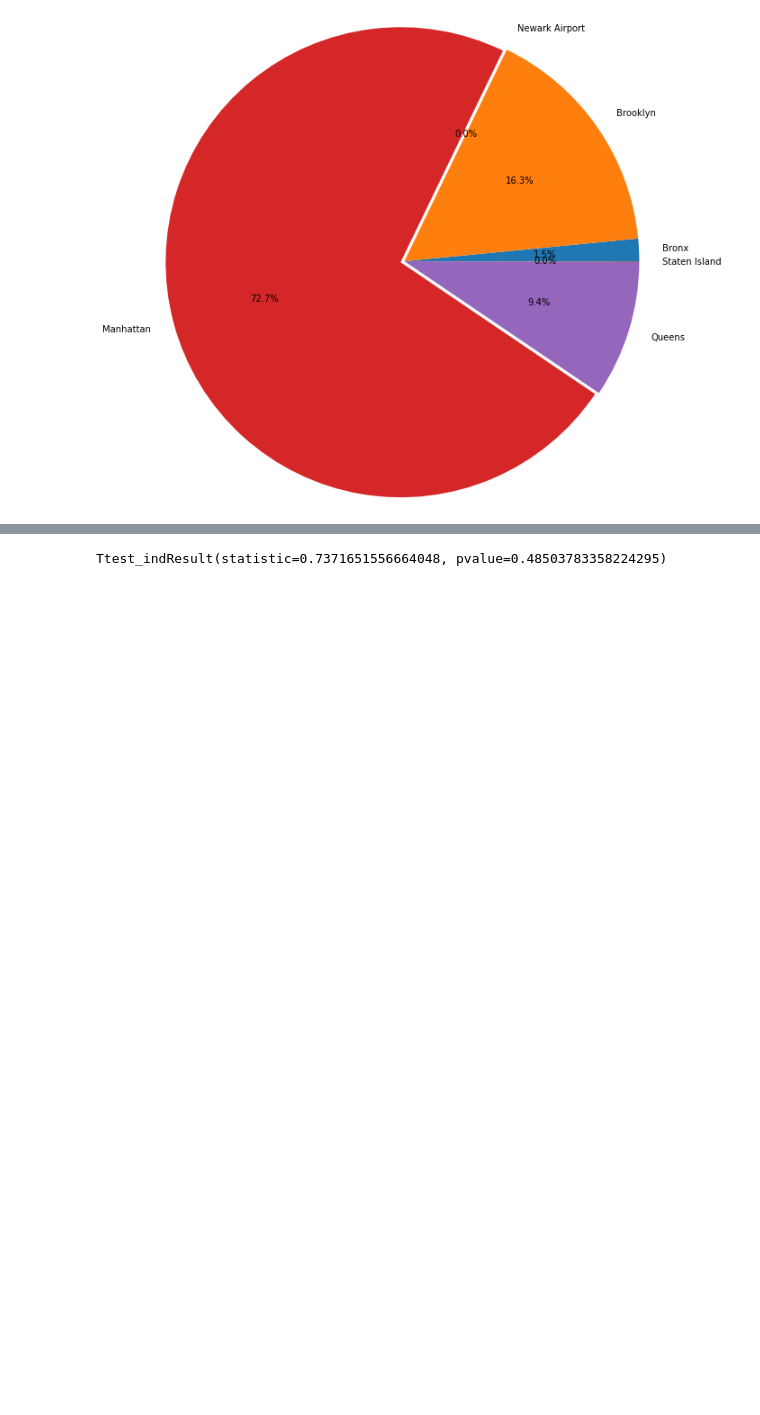
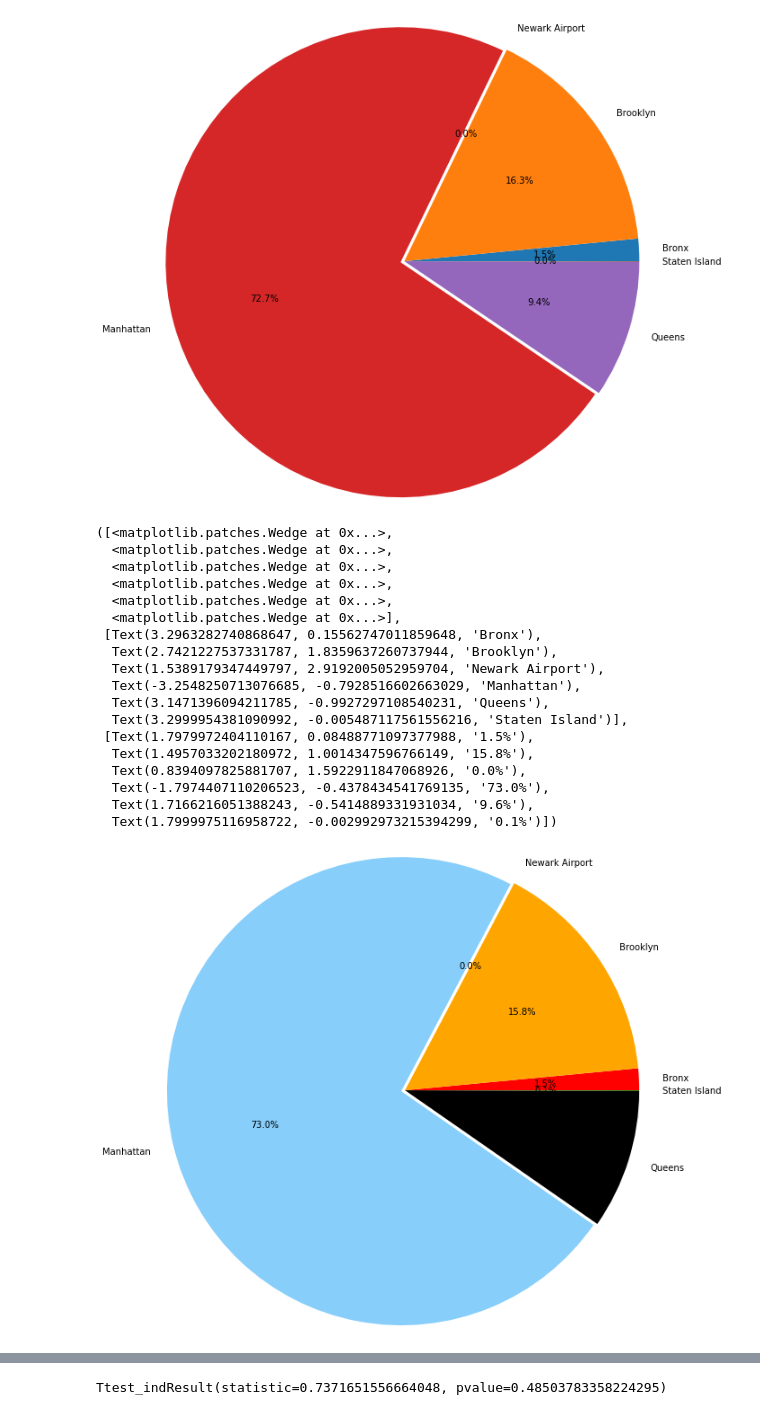
Before and after one commit to iliveonit/Project1-2020, a Jupyter notebook: UberWeather.ipynb, the cells around one changed output, grey strips where cells are left out. Drawn from its saved outputs; the diff is of its cells as text; code cells hidden in the pictures; blank space fills up the shorter version.

Commit message:
Added pie charts for all weather parameters.

```diff
--- a/UberWeather.ipynb
+++ b/UberWeather.ipynb
@@ -180,3 +180,31 @@ plt.pie(pickups, explode=explode, labels = labels, autopct = "%1.1f%%", radius =
   Text(1.7201020588990368, -0.5303290553715623, '9.4%'),
   Text(1.799997886099972, -0.002758629302983493, '0.0%')])
 [figure]
+# %%
+# HIGH TEMPERATURE PIE CHART
+hi_temp = bad_hitemp_df.groupby("Borough")
+labels = ["Bronx", "Brooklyn", "Newark Airport", "Manhattan", "Queens", "Staten Island"]
+colors = ["red", "orange", "lightcoral", "lightskyblue", "black", "green"]
+pickups_hot = hi_temp["Pickups"].sum()
+explode = [0,0,0,.05,0,0]
+plt.pie(pickups_hot, explode=explode, labels = labels, colors = colors, autopct = "%1.1f%%", radius = 3)
+# %% [output]
+([<matplotlib.patches.Wedge at 0x...>,
+  <matplotlib.patches.Wedge at 0x...>,
+  <matplotlib.patches.Wedge at 0x...>,
+  <matplotlib.patches.Wedge at 0x...>,
+  <matplotlib.patches.Wedge at 0x...>,
+  <matplotlib.patches.Wedge at 0x...>],
+ [Text(3.2963282740868647, 0.15562747011859648, 'Bronx'),
+  Text(2.7421227537331787, 1.8359637260737944, 'Brooklyn'),
+  Text(1.5389179347449797, 2.9192005052959704, 'Newark Airport'),
+  Text(-3.2548250713076685, -0.7928516602663029, 'Manhattan'),
+  Text(3.1471396094211785, -0.9927297108540231, 'Queens'),
+  Text(3.2999954381090992, -0.005487117561556216, 'Staten Island')],
+ [Text(1.7979972404110167, 0.08488771097377988, '1.5%'),
+  Text(1.4957033202180972, 1.0014347596766149, '15.8%'),
+  Text(0.8394097825881707, 1.5922911847068926, '0.0%'),
+  Text(-1.7974407110206523, -0.4378434541769135, '73.0%'),
+  Text(1.7166216051388243, -0.5414889331931034, '9.6%'),
+  Text(1.7999975116958722, -0.002992973215394299, '0.1%')])
+[figure, added]
```
Also changed, not shown: parts of 5 cells of this notebook.
